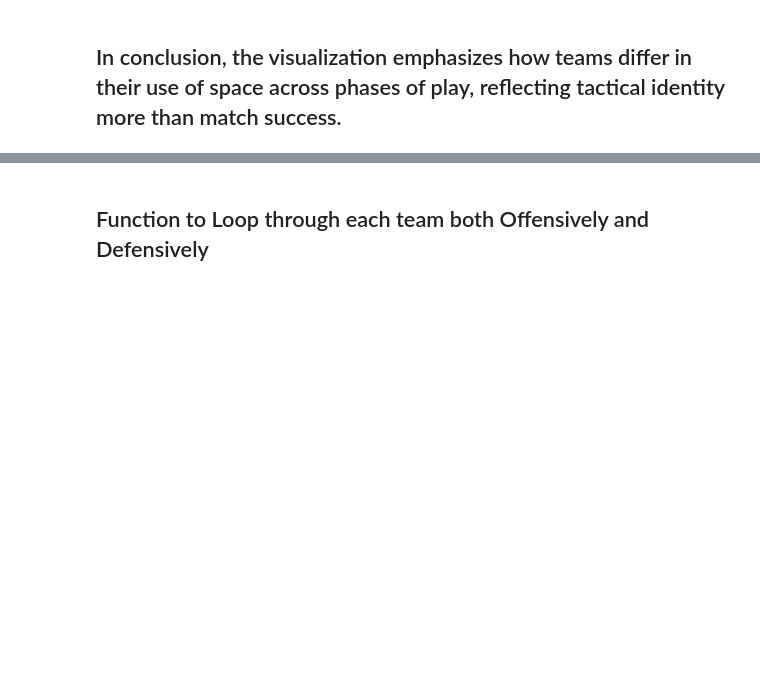
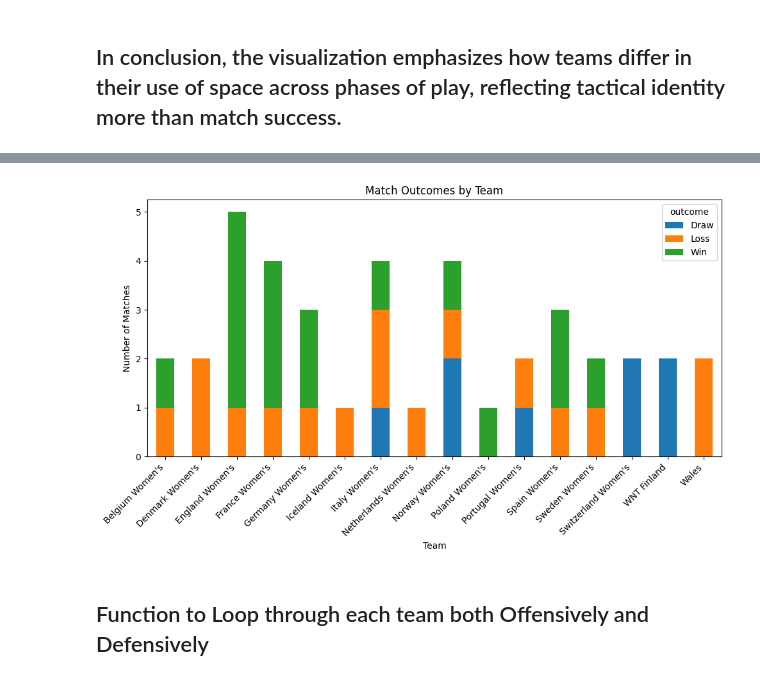
Before and after one commit to meganclapinski25/Euro2025_Data_Analysis, a Jupyter notebook: notebooks/data_load.ipynb, the cells around one changed output, grey strips where cells are left out. Saved outputs shown, nothing was run; the diff lists cells and outputs as text; code cells hidden in the pictures; blank space fills up the shorter version.

Commit message:
created game result table and visual for context

```diff
--- a/notebooks/data_load.ipynb
+++ b/notebooks/data_load.ipynb
@@ -473,0 +545,10 @@ plt.show()
+# %%
+def get_outcome(row):
+    if row["goals_for"] > row["goals_against"]:
+        return "Win"
+    elif row["goals_for"] < row["goals_against"]:
+        return "Loss"
+    else:
+        return "Draw"
+
+match_results["outcome"] = match_results.apply(get_outcome, axis=1)
@@ -473,0 +557,9 @@ plt.show()
+# %%
+outcome_counts = (
+    match_results
+    .groupby(["team", "outcome"])
+    .size()
+    .reset_index(name="count")
+)
+
+outcome_counts
@@ -473,0 +568,8 @@ plt.show()
+# %%
+outcome_pivot = outcome_counts.pivot(
+    index="team",
+    columns="outcome",
+    values="count"
+).fillna(0)
+
+outcome_pivot
@@ -474,3 +595,18 @@ plt.show()
+# %%
+outcome_pivot.plot(
+    kind="bar",
+    stacked=True,
+    figsize=(10, 6)
+)
+
+plt.xlabel("Team")
+plt.ylabel("Number of Matches")
+plt.title("Match Outcomes by Team")
+plt.xticks(rotation=45, ha="right")
+plt.tight_layout()
+plt.show()
+# %% [output]
+[figure, added]
 # %% [markdown]
 ## Function to Loop through each team both Offensively and Defensively
 # %%
```
Also changed, not shown: parts of 6 cells of this notebook.
